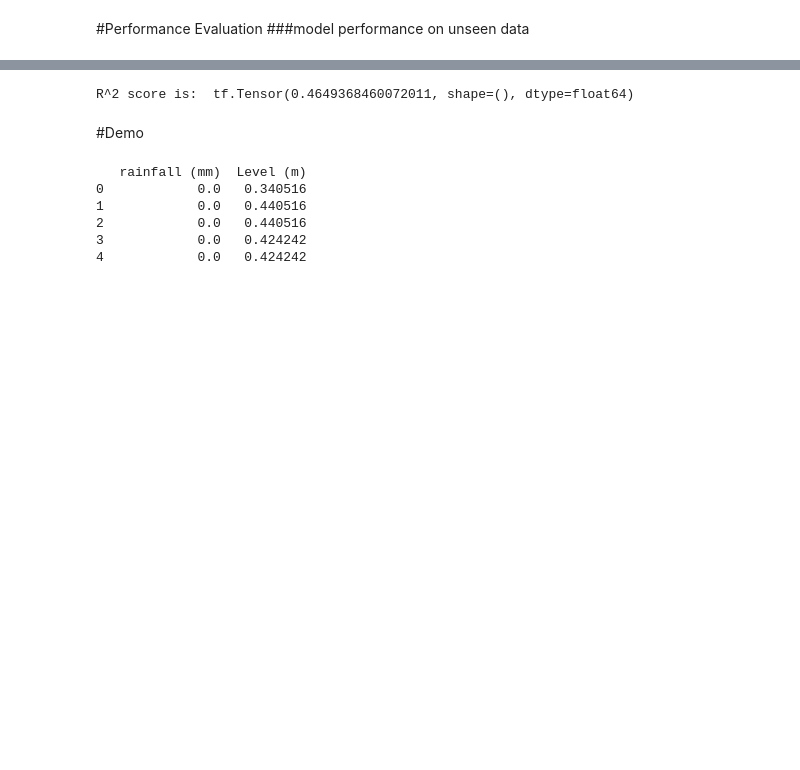
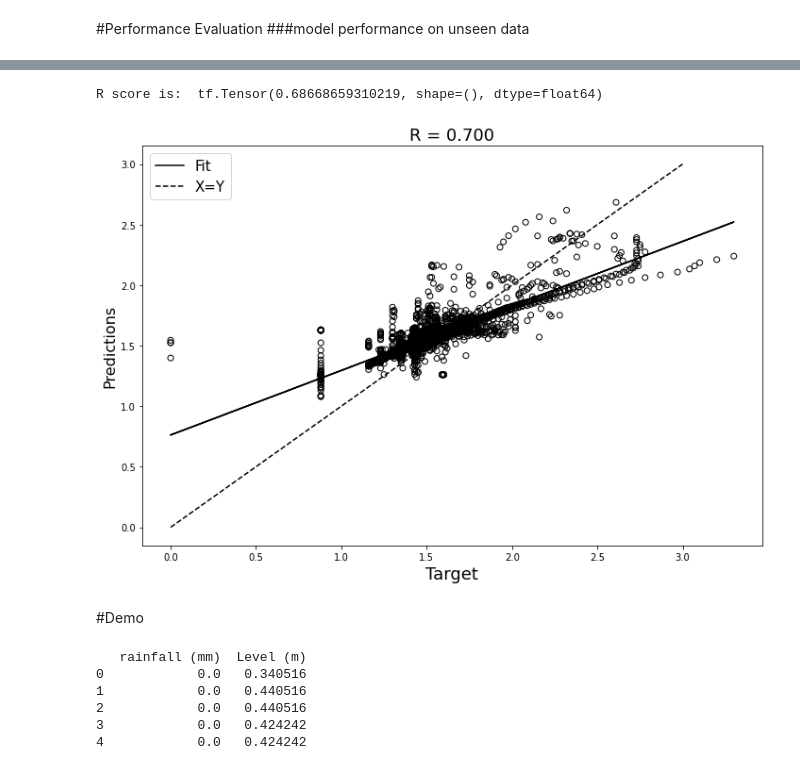
Before and after one commit to ricsamikwa/Flood_Prediction-IoT-Edge-AI, a Jupyter notebook: flood_prediction-LSTM/18_05_separeted_test_short_term_flood_prediction_LSTM.ipynb, the cells around one changed output, grey strips where cells are left out. Cells and saved outputs as stored; diff of their text form; code cells hidden in the pictures; blank space fills up the shorter version.

Commit message:
changes on correlation coefficint code and new graphs

```diff
--- a/flood_prediction-LSTM/18_05_separeted_test_short_term_flood_prediction_LSTM.ipynb
+++ b/flood_prediction-LSTM/18_05_separeted_test_short_term_flood_prediction_LSTM.ipynb
@@ -636,11 +637,32 @@ tf.Tensor(0.10382875, shape=(), dtype=float32)
 # %%
-# R Squared
-def R_squared(y, y_pred):
+# R
+def R(y, y_pred):
   residual = tf.reduce_sum(tf.square(tf.subtract(y, y_pred)))
   total = tf.reduce_sum(tf.square(tf.subtract(y, tf.reduce_mean(y))))
   r2 = tf.subtract(1.0, tf.truediv(residual, total))
-  return r2
+  return tf.math.sqrt(r2)
 
-print('R^2 score is: ', R_squared(inv_waterlelvels, inv_predictions)) # 0.57142866
+print('R score is: ', R(inv_waterlelvels, inv_predictions)) # 0.57142866
 # %% [output]
-R^2 score is:  tf.Tensor(0.4649368460072011, shape=(), dtype=float64)
+R score is:  tf.Tensor(0.68668659310219, shape=(), dtype=float64)
+# %%
+
+
+plt.figure(
+    figsize=(10, 7))
+xy_line = (0, 1,2,3)
+plt.title("R = 0.700",fontsize=18)
+plt.scatter(inv_waterlelvels, inv_predictions,color='none', marker='o', label='Data', edgecolors='black')
+plt.ylabel('Predictions', fontsize=16)
+plt.xlabel('Target', fontsize=18)
+line1, = plt.plot(xy_line, linestyle='--', label='X=Y', color='black')
+
+m, b = np.polyfit(inv_waterlelvels, inv_predictions, 1)
+line2, = plt.plot(inv_waterlelvels, m*inv_waterlelvels + b,label='Fit', color='black')
+
+first_legend = plt.legend(handles=[line2,line1], loc='upper left',prop={'size': 15})
+
+plt.tight_layout()
+plt.show()
+# %% [output]
+[figure, added]
```
Also changed, not shown: parts of 14 cells of this notebook.
